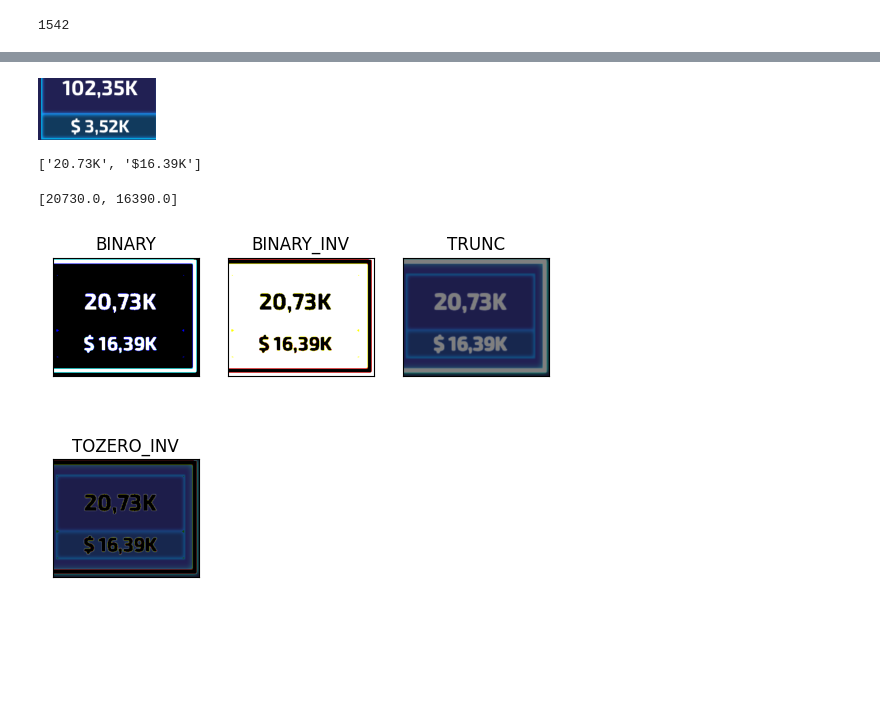
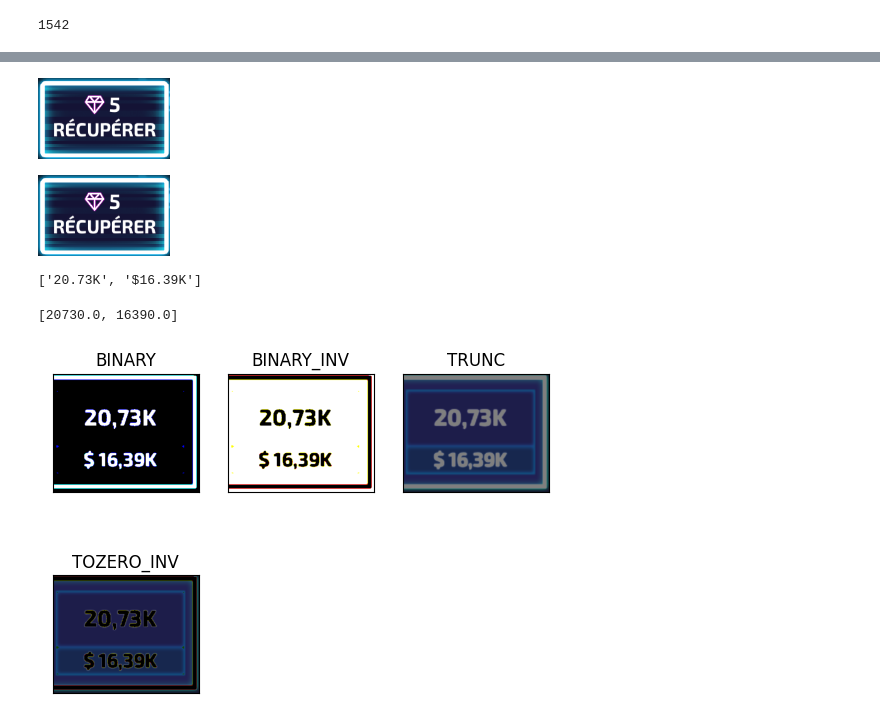
Before and after one commit to Stanslas55/TowerAiProject, a Jupyter notebook: screen_capture.ipynb, the cells around one changed output, grey strips where cells are left out. Cells and saved outputs as stored; diff of their text form; code cells hidden in the pictures; blank space fills up the shorter version.

```diff
--- a/screen_capture.ipynb
+++ b/screen_capture.ipynb
@@ -48,3 +52,11 @@ pyautogui.screenshot(region=main_screen)
+# %%
+sleep(5)
+diamond = (686,395,132,81)
+
+
+pyautogui.screenshot(region=diamond)
+# %% [output]
+[figure, added]
 # %%
 stat_box_width = 532 / 2
 stat_box_height = 215 / 2
@@ -86,7 +104,8 @@ centerRetry = (X_retry + 346 / 4, Y_retry + 180 / 4)
-# %%
-pyautogui.screenshot(region=locTL)
-# %% [output]
-[figure, removed]
+# %%
+sleep(5)
+pyautogui.screenshot(region=locDiamond)
+# %% [output]
+[figure, added]
 # %%
 def click(item):
     pyautogui.click(x=item[0], y=item[1], clicks=1, button='left')
```
Also changed, not shown: parts of 9 cells of this notebook, 13 other files.
